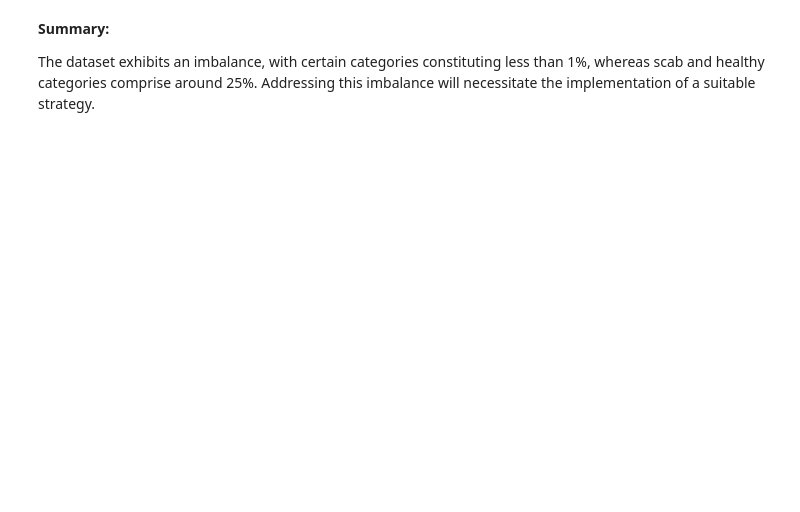
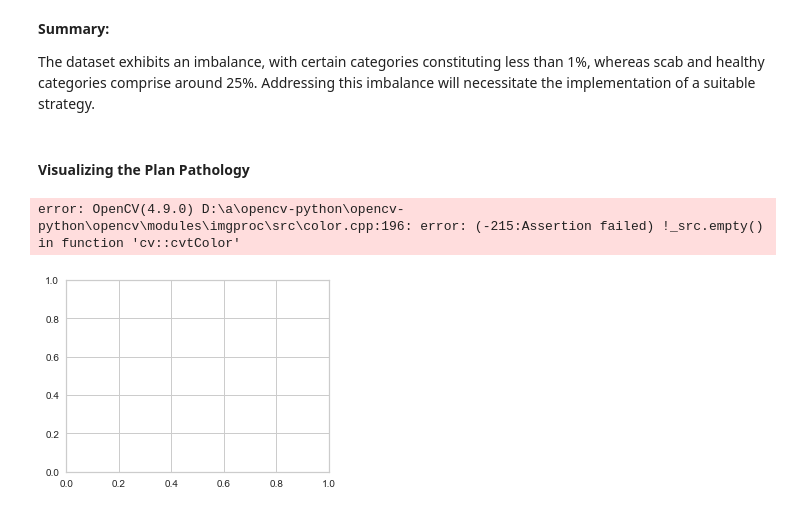
Before and after one commit to PeterStos/Plant-Pathology, a Jupyter notebook: Plant-Pathology.ipynb, the cells around one changed output. Saved outputs shown, nothing was run; the diff lists cells and outputs as text; code cells hidden in the pictures; blank space fills up the shorter version.

```diff
--- a/Plant-Pathology.ipynb
+++ b/Plant-Pathology.ipynb
@@ -126,7 +137,6 @@ from sklearn.metrics import mean_squared_error
 ### Auxiliar Functions
 # %%
 # Function to print main info about the dataset
-
 def ds_info(df):
     print(colored('SIZE' , 'blue', attrs=['bold', 'dark']))
     print(df.size)
@@ -160,12 +170,30 @@ def ds_info(df):
     dc = dict(zip(object_cols, object_nunique))
     # Print number of unique entries by column, in ascending order
     print(sorted(dc.items(), key=lambda x: x[1]))
+
+# Function to visualize a sample of images
+def visualize_sample(path,image_ids, labels):
+    plt.figure(figsize=(16, 12))
+
+    for ind, (image_id, label) in enumerate(zip(image_ids, labels)):
+        plt.subplot(3, 3, ind + 1)
+        image = cv2.imread(os.path.join(path, image_id))
+        image = cv2.cvtColor(image, cv2.COLOR_BGR2RGB)
+
+        plt.imshow(image)
+        plt.title(f"Class: {label}", fontsize=12)
+        plt.axis("off")
+    plt.show()
 # %% [markdown]
 ### Import Data
 # %%
 # Set the file path and name
 train_path = './data/train.csv'
 train_data = pd.read_csv(train_path)
+
+# Path for the images
+train_image_path = 'C:/Users/peter/Downloads/Plant-pathology-2021-fgvc8/train_images'
+test_image_path = 'C:/Users/peter/Downloads/Plant-pathology-2021-fgvc8/test_images'
 # %% [markdown]
 ### Exploratory Data Analisys
 # %% [markdown]
@@ -232,3 +260,15 @@ fig.show()
 **Summary:**
 
 The dataset exhibits an imbalance, with certain categories constituting less than 1%, whereas scab and healthy categories comprise around 25%. Addressing this imbalance will necessitate the implementation of a suitable strategy.
+# %% [markdown]
+#### Visualizing the Plan Pathology
+# %%
+# Create a temporary dataframe with 9 pictures
+temp_df = train_data.sample(9)
+image_id = temp_df["image"].values
+labels = temp_df["labels"].values
+
+visualize_sample(train_image_path, image_id,labels)
+# %% [output]
+error: OpenCV(4.9.0) D:\a\opencv-python\opencv-python\opencv\modules\imgproc\src\color.cpp:196: error: (-215:Assertion failed) !_src.empty() in function 'cv::cvtColor'
+[figure, added]
```
Also changed, not shown: parts of 1 cell of this notebook.
